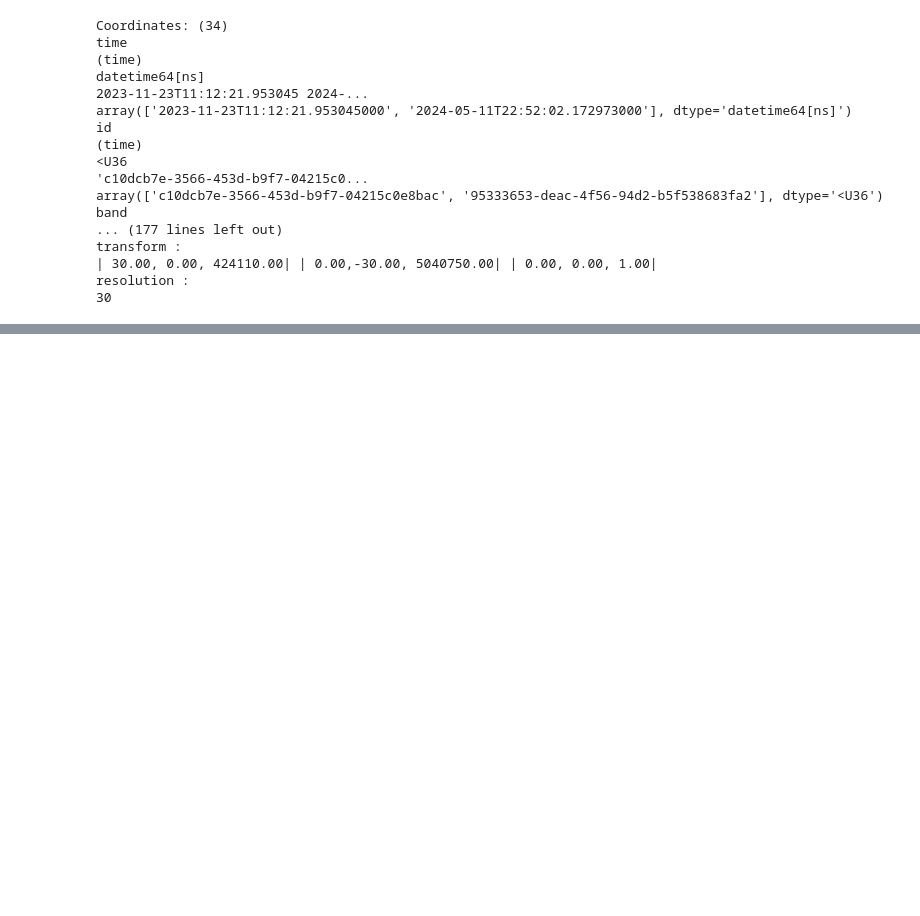
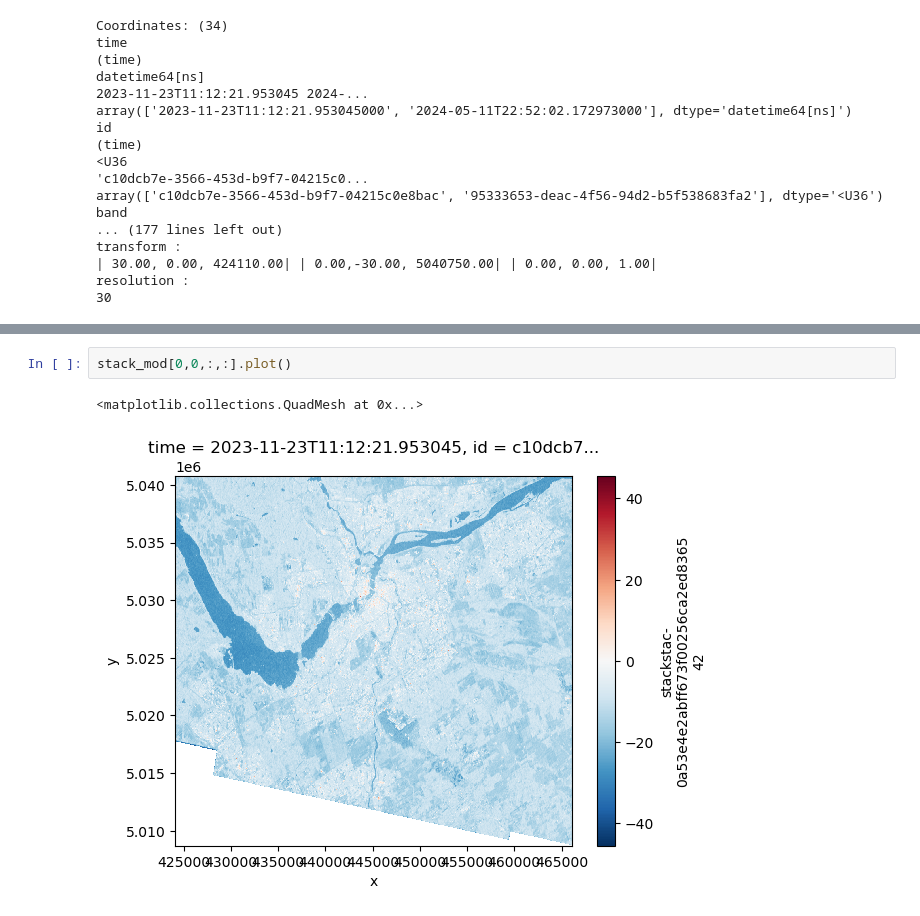
Before and after one commit to eodms-sgdot/rcm-ard-stac-examples, a Jupyter notebook: examples/rcm_ard_stac_example.ipynb, the cells around one changed output, grey strips where cells are left out. Cells and saved outputs as stored; diff of their text form; blank space fills up the shorter version.

```diff
--- a/examples/rcm_ard_stac_example.ipynb
+++ b/examples/rcm_ard_stac_example.ipynb
@@ -185,0 +190,5 @@ Clipping input data to the valid range for imshow with RGB data ([0..1] for floa
+# %%
+stack_mod[0,0,:,:].plot()
+# %% [output]
+<matplotlib.collections.QuadMesh at 0x...>
+[figure, added]
```
Also changed, not shown: parts of 10 cells of this notebook, 1 other file.
